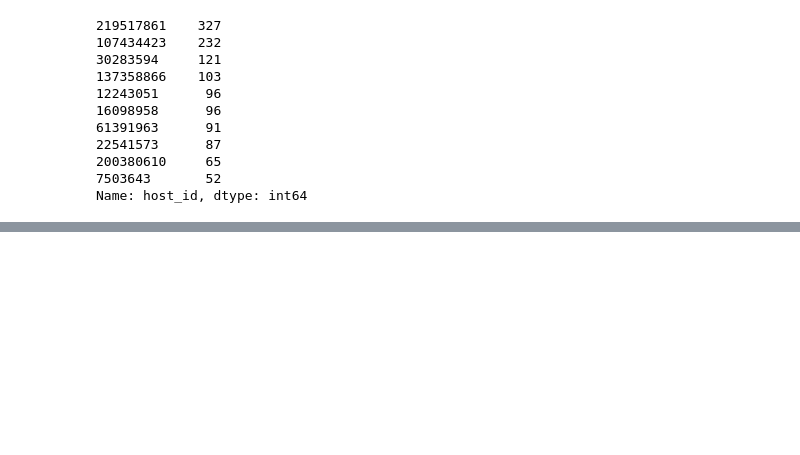
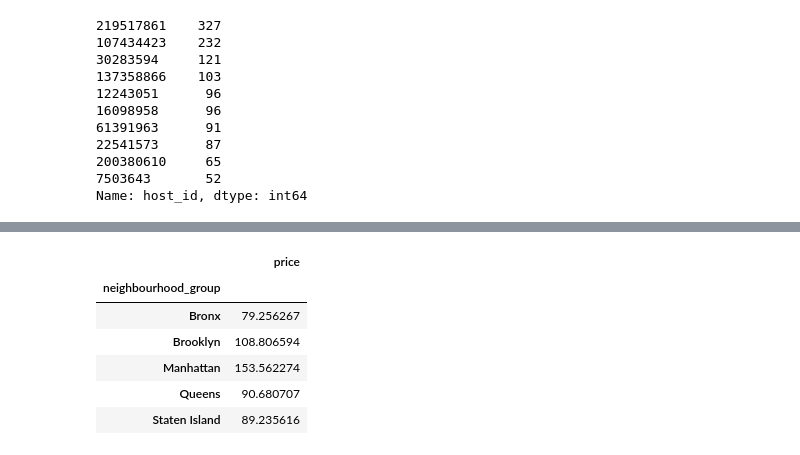
Before and after one commit to rajeshmore1/Capstone-Project-1, a Jupyter notebook: Rajesh_More_Copy_of_Team_4_Capstone_Project.ipynb, the cells around one changed output, grey strips where cells are left out. Drawn from its saved outputs; the diff is of its cells as text; code cells hidden in the pictures; blank space fills up the shorter version.

```diff
--- a/Rajesh_More_Copy_of_Team_4_Capstone_Project.ipynb
+++ b/Rajesh_More_Copy_of_Team_4_Capstone_Project.ipynb
@@ -395,0 +452,3 @@ top_review_per_month_hosts
+# %%
+#We use 400 as threshold price
+df=df[df["price"]<400]
@@ -395,0 +468,14 @@ top_review_per_month_hosts
+# %%
+### Lets see the average listing price by neighbourhood group
+ng_price=pd.DataFrame(df.groupby("neighbourhood_group")["price"].mean())
+ng_price= ng_price.reset_index()
+ng_price.set_index("neighbourhood_group", inplace = True)
+ng_price
+# %% [output]
+|  | price |
+| neighbourhood_group |  |
+| Bronx | 79.256267 |
+| Brooklyn | 108.806594 |
+| Manhattan | 153.562274 |
+| Queens | 90.680707 |
+| Staten Island | 89.235616 |
```
Also changed, not shown: parts of 11 cells of this notebook.
